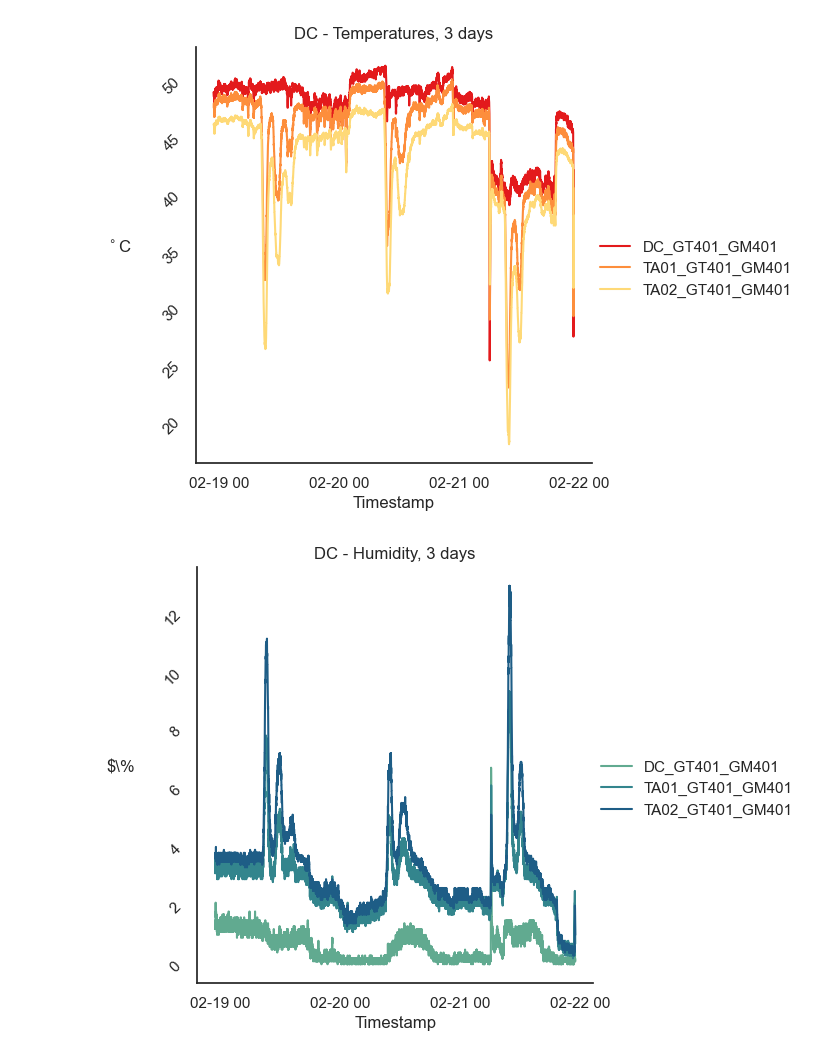
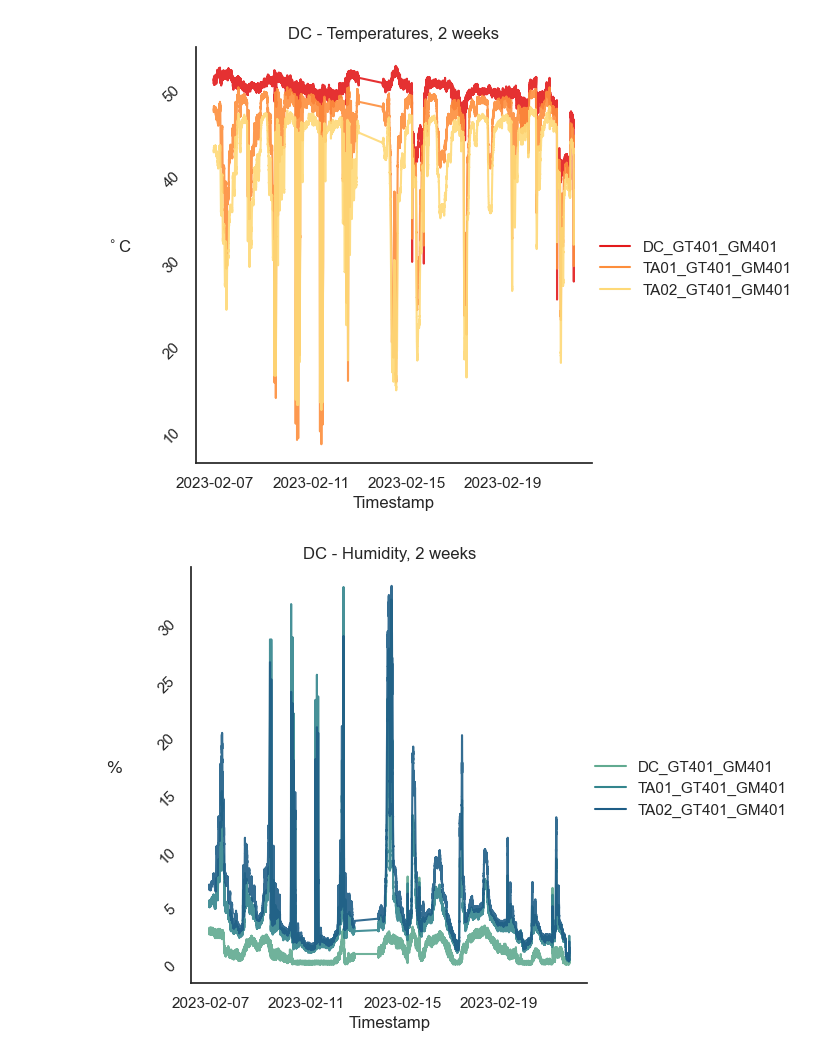
Before and after one commit to oStglnd/rise-gh, a Jupyter notebook: notebooks/plots_climate.ipynb, the cells around one changed output. Saved outputs shown, nothing was run; the diff lists cells and outputs as text; code cells hidden in the pictures.

```diff
--- a/notebooks/plots_climate.ipynb
+++ b/notebooks/plots_climate.ipynb
@@ -11,9 +11,9 @@ data_path = home_path + '\\data\\climate_merged.csv'
 plot_path = home_path + '\\plots\\climate\\'
 # %%
 # define HYPERPARAMS
-plot_unit   = '3 days'
-plot_suffix = '3d'
-plot_nsteps = 8640 # 2 steps per minute
+plot_unit   = '2 weeks'
+plot_suffix = '2w'
+plot_nsteps = 40320 # 2 steps per minute
 
 # set seaborn style/them
 sns.set_theme()
@@ -66,25 +97,34 @@ data.temperatures.filter(regex='GM401')
 # %%
+# crop data
+data_cropped = data.iloc[-plot_nsteps:]
+
+# iterate over plot params and save figs
 for params in plot_cats:
-    subset = data[params['type']].filter(regex=params['filter']).iloc[-plot_nsteps:]
+
+    if params['type'] == 'all':
+        subset = data_cropped.filter(regex=params['filter'], axis=1).droplevel(level=1, axis=1)
+    else:
+        subset = data_cropped[params['type']].filter(regex=params['filter'])
     ax = sns.relplot(
         data=subset,
         kind='line',
-        palette = params['palette'],
+        palette= params['palette'],
+        alpha= params['alpha'],
         dashes=False,
         markers=False,
         legend='full'
     )
 
     ax.set_xticklabels(step=2)
 
     plt.yticks(rotation=45)
     plt.xlabel('Timestamp')
     plt.ylabel(params['units'], loc='center', rotation=0, fontsize=12, labelpad=30)
     plt.title(params['title'])
 
     fpath = plot_path + params['fname']
     plt.savefig(fpath, bbox_inches='tight', dpi=1000)
     plt.show()
 # %% [output]
-[figure, old version]
+[figure, new version]
-[figure, old version]
+[figure, new version]
```
Also changed, not shown: parts of 4 cells of this notebook.
